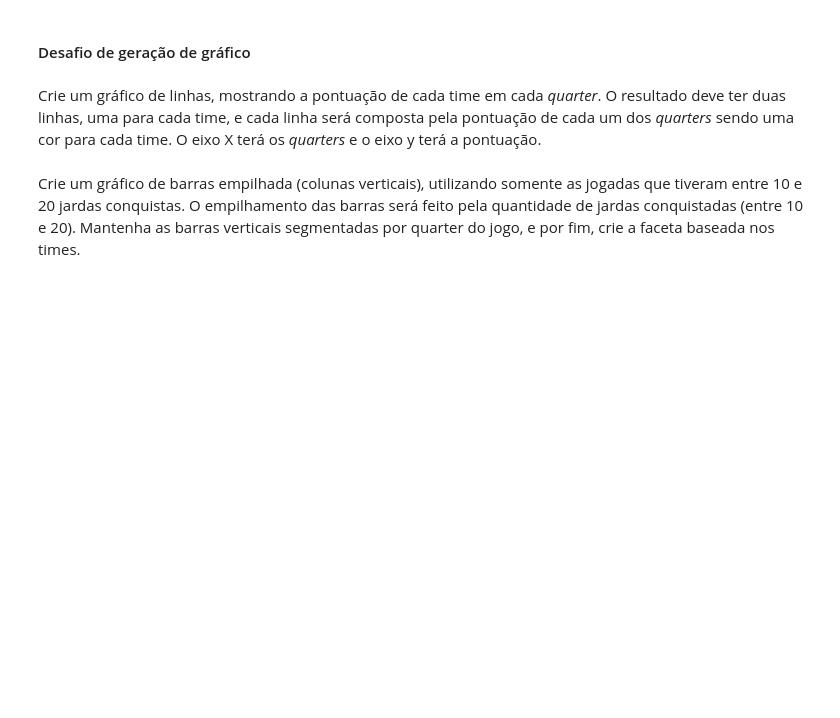
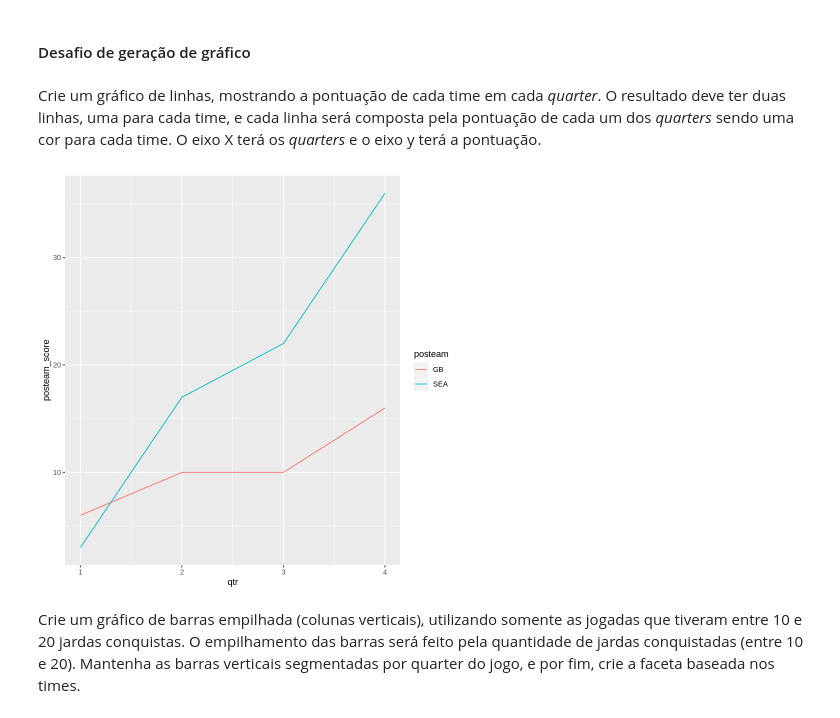
Before and after one commit to augustoberwaldt/mackenzie, a Jupyter notebook: Trilha7_ExercicioAprofundamento.ipynb, the cells around one changed output. Drawn from its saved outputs; the diff is of its cells as text; code cells hidden in the pictures; blank space fills up the shorter version.

```diff
--- a/Trilha7_ExercicioAprofundamento.ipynb
+++ b/Trilha7_ExercicioAprofundamento.ipynb
@@ -355,3 +359,15 @@ Crie um gráfico de linhas, mostrando a pontuação de cada time em cada *quarte
+# %%
+pontuacao <-acoesJogadas %>%
+    inner_join(pontuacaoJogadas, by='play_id') %>%
+    select(qtr, posteam, posteam_score) %>%
+    group_by(qtr, posteam) %>%
+    filter(posteam_score == max(posteam_score)) %>%
+    arrange(posteam) %>%
+    unique()
+
+ggplot(pontuacao, aes(x= qtr, y=posteam_score, col =posteam)) + geom_line()
+# %% [output]
+[figure, added]
 # %% [markdown]
 Crie um gráfico de barras empilhada (colunas verticais), utilizando somente as jogadas que tiveram entre 10 e 20 jardas conquistas.
 O empilhamento das barras será feito pela quantidade de jardas conquistadas (entre 10 e 20). Mantenha as barras verticais segmentadas por quarter do jogo, e por fim, crie a faceta baseada nos times.
```
Also changed, not shown: parts of 3 cells of this notebook.
